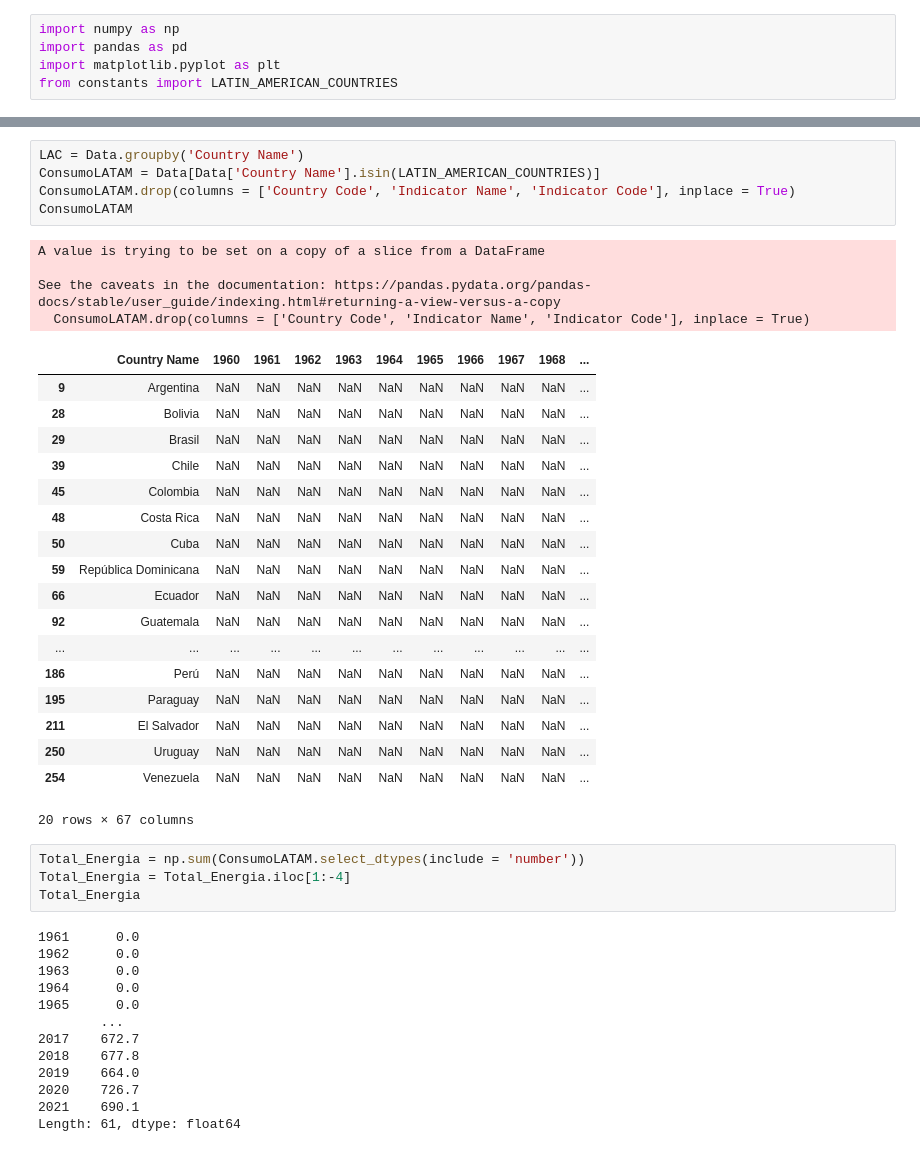
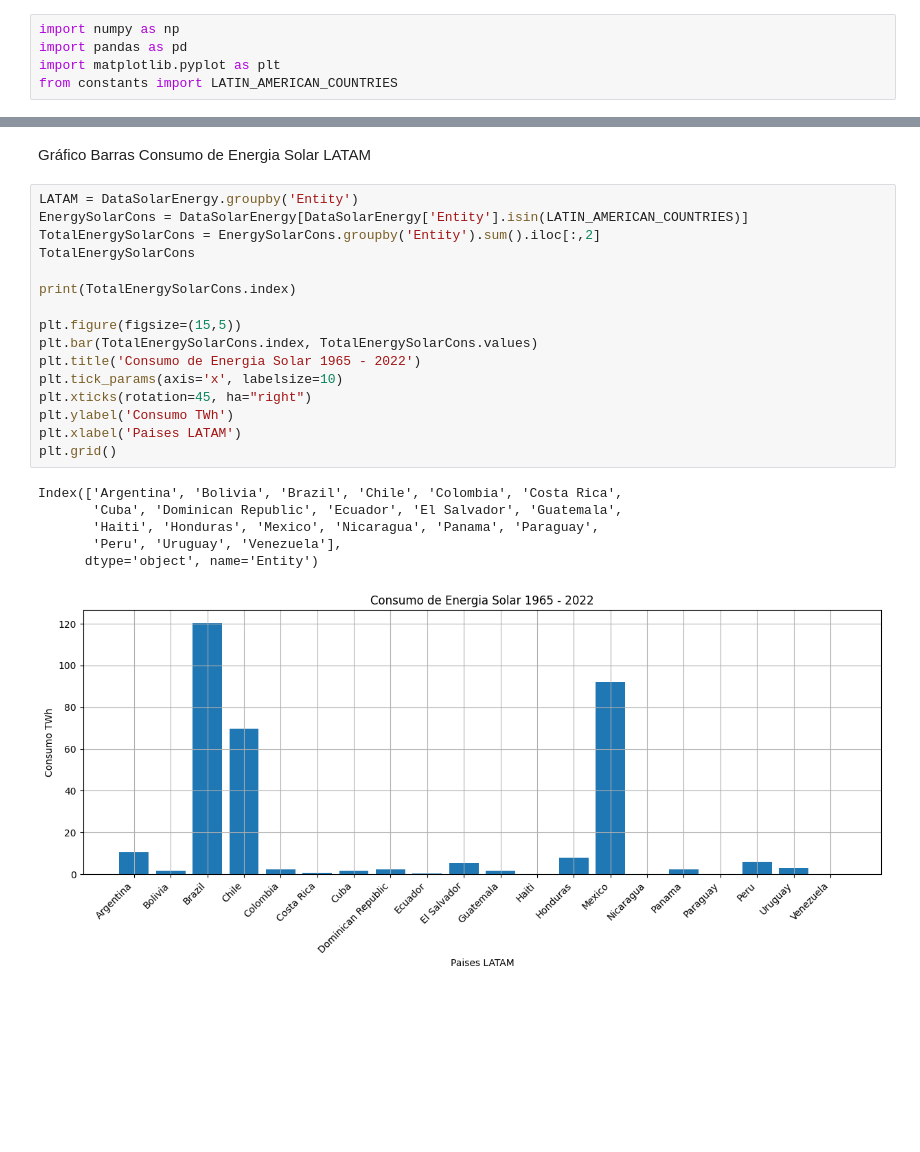
Before and after one commit to Aisengar/Energias_-renovables-, a Jupyter notebook: src/core/graficos.ipynb, the cells around one changed output, grey strips where cells are left out. Drawn from its saved outputs; the diff is of its cells as text; blank space fills up the shorter version.

```diff
--- a/src/core/graficos.ipynb
+++ b/src/core/graficos.ipynb
@@ -36,45 +44,25 @@ Index(['Country Name', '1960', '1961', '1962', '1963', '1964', '1965', '1966',
+# %% [markdown]
+Gráfico Barras Consumo de Energia Solar LATAM
 # %%
-LAC = Data.groupby('Country Name')
-ConsumoLATAM = Data[Data['Country Name'].isin(LATIN_AMERICAN_COUNTRIES)]
-ConsumoLATAM.drop(columns = ['Country Code', 'Indicator Name', 'Indicator Code'], inplace = True)
-ConsumoLATAM
+LATAM = DataSolarEnergy.groupby('Entity')
+EnergySolarCons = DataSolarEnergy[DataSolarEnergy['Entity'].isin(LATIN_AMERICAN_COUNTRIES)]
+TotalEnergySolarCons = EnergySolarCons.groupby('Entity').sum().iloc[:,2]
+TotalEnergySolarCons
+
+print(TotalEnergySolarCons.index)
+
+plt.figure(figsize=(15,5))
+plt.bar(TotalEnergySolarCons.index, TotalEnergySolarCons.values)
+plt.title('Consumo de Energia Solar 1965 - 2022')
+plt.tick_params(axis='x', labelsize=10)
+plt.xticks(rotation=45, ha="right")
+plt.ylabel('Consumo TWh')
+plt.xlabel('Paises LATAM')
+plt.grid()
 # %% [output]
-A value is trying to be set on a copy of a slice from a DataFrame
-
-See the caveats in the documentation: https://pandas.pydata.org/pandas-docs/stable/user_guide/indexing.html#returning-a-view-versus-a-copy
-  ConsumoLATAM.drop(columns = ['Country Code', 'Indicator Name', 'Indicator Code'], inplace = True)
+Index(['Argentina', 'Bolivia', 'Brazil', 'Chile', 'Colombia', 'Costa Rica',
+       'Cuba', 'Dominican Republic', 'Ecuador', 'El Salvador', 'Guatemala',
+       'Haiti', 'Honduras', 'Mexico', 'Nicaragua', 'Panama', 'Paraguay',
+       'Peru', 'Uruguay', 'Venezuela'],
+      dtype='object', name='Entity')
-|  | Country Name | 1960 | 1961 | 1962 | 1963 | 1964 | 1965 | 1966 | 1967 | 1968 | ... |
-| 9 | Argentina | NaN | NaN | NaN | NaN | NaN | NaN | NaN | NaN | NaN | ... |
-| 28 | Bolivia | NaN | NaN | NaN | NaN | NaN | NaN | NaN | NaN | NaN | ... |
-| 29 | Brasil | NaN | NaN | NaN | NaN | NaN | NaN | NaN | NaN | NaN | ... |
-| 39 | Chile | NaN | NaN | NaN | NaN | NaN | NaN | NaN | NaN | NaN | ... |
-| 45 | Colombia | NaN | NaN | NaN | NaN | NaN | NaN | NaN | NaN | NaN | ... |
-| 48 | Costa Rica | NaN | NaN | NaN | NaN | NaN | NaN | NaN | NaN | NaN | ... |
-| 50 | Cuba | NaN | NaN | NaN | NaN | NaN | NaN | NaN | NaN | NaN | ... |
-| 59 | República Dominicana | NaN | NaN | NaN | NaN | NaN | NaN | NaN | NaN | NaN | ... |
-| 66 | Ecuador | NaN | NaN | NaN | NaN | NaN | NaN | NaN | NaN | NaN | ... |
-| 92 | Guatemala | NaN | NaN | NaN | NaN | NaN | NaN | NaN | NaN | NaN | ... |
-| ... | ... | ... | ... | ... | ... | ... | ... | ... | ... | ... | ... |
-| 186 | Perú | NaN | NaN | NaN | NaN | NaN | NaN | NaN | NaN | NaN | ... |
-| 195 | Paraguay | NaN | NaN | NaN | NaN | NaN | NaN | NaN | NaN | NaN | ... |
-| 211 | El Salvador | NaN | NaN | NaN | NaN | NaN | NaN | NaN | NaN | NaN | ... |
-| 250 | Uruguay | NaN | NaN | NaN | NaN | NaN | NaN | NaN | NaN | NaN | ... |
-| 254 | Venezuela | NaN | NaN | NaN | NaN | NaN | NaN | NaN | NaN | NaN | ... |
-20 rows × 67 columns
+[figure, added]
-# %%
-Total_Energia = np.sum(ConsumoLATAM.select_dtypes(include = 'number'))
-Total_Energia = Total_Energia.iloc[1:-4]
-Total_Energia
-# %% [output]
-1961      0.0
-1962      0.0
-1963      0.0
-1964      0.0
-1965      0.0
-        ...
-2017    672.7
-2018    677.8
-2019    664.0
-2020    726.7
-2021    690.1
-Length: 61, dtype: float64
```
Also changed, not shown: parts of 8 cells of this notebook.
